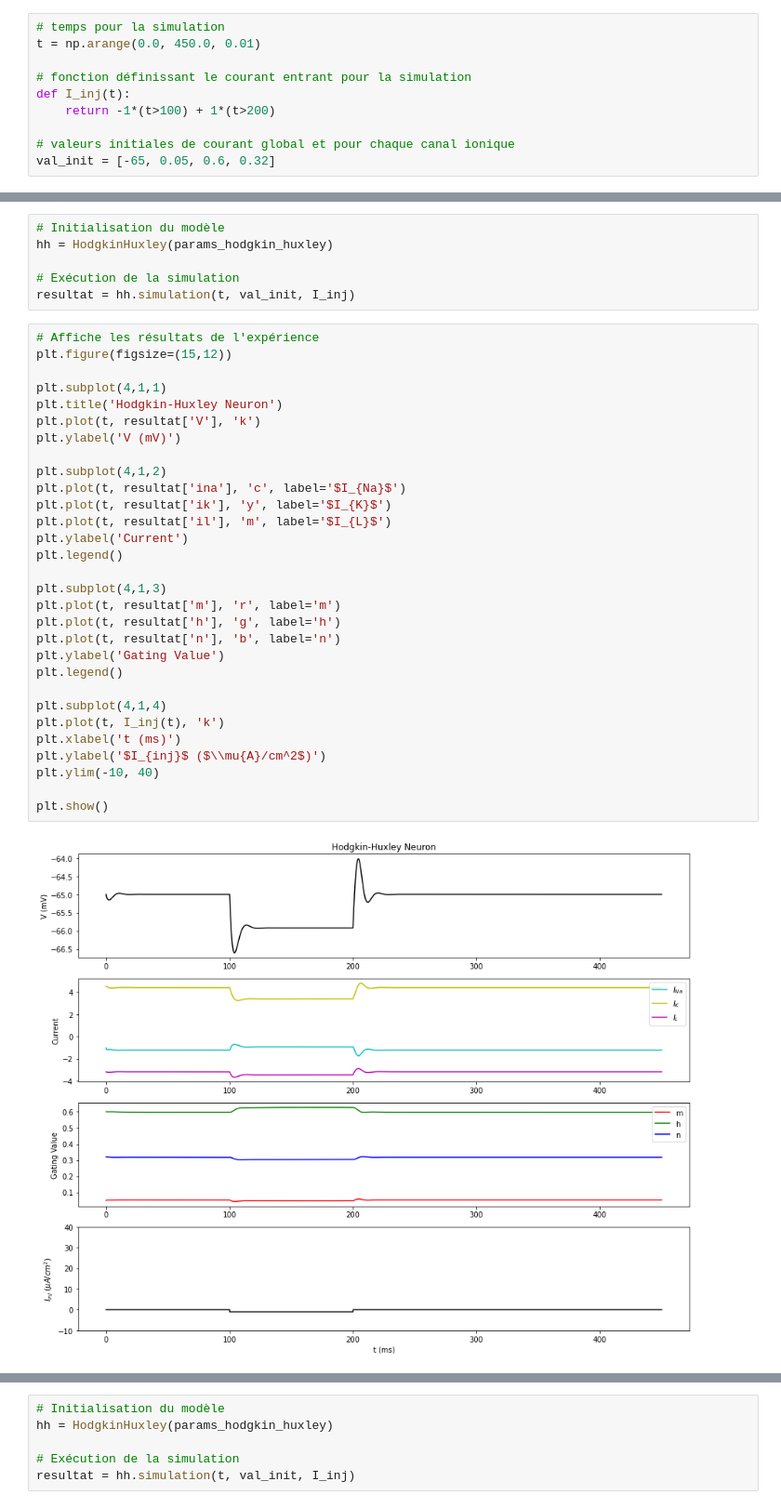
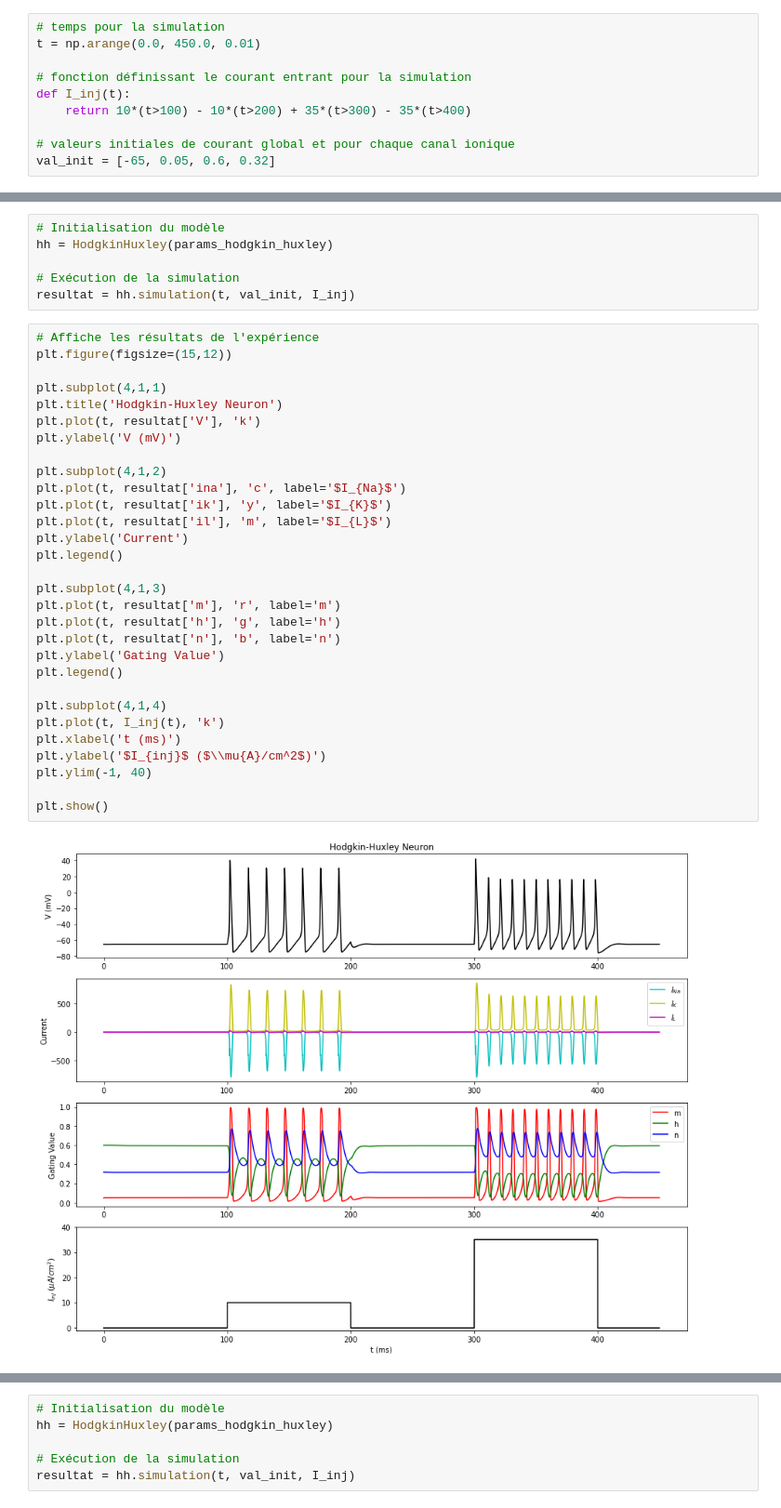
Before and after one commit to pierrebriac/MAT1919-Travail_final, a Jupyter notebook: Travail_final.ipynb, the cells around one changed output, grey strips where cells are left out. Shown at 93% size. Cells and saved outputs as stored; diff of their text form.

Commit message:
Donne graphique question B.4
Il me reste à répondre à la question

```diff
--- a/Travail_final.ipynb
+++ b/Travail_final.ipynb
@@ -20,7 +20,7 @@ t = np.arange(0.0, 450.0, 0.01)
 
 # fonction définissant le courant entrant pour la simulation
 def I_inj(t):
-    return -1*(t>100) + 1*(t>200)
+    return 10*(t>100) - 10*(t>200) + 35*(t>300) - 35*(t>400)
 
 # valeurs initiales de courant global et pour chaque canal ionique
 val_init = [-65, 0.05, 0.6, 0.32]
@@ -150,32 +150,32 @@ resultat = hh.simulation(t, val_init, I_inj)
 # %%
 # Affiche les résultats de l'expérience
 plt.figure(figsize=(15,12))
 
 plt.subplot(4,1,1)
 plt.title('Hodgkin-Huxley Neuron')
 plt.plot(t, resultat['V'], 'k')
 plt.ylabel('V (mV)')
 
 plt.subplot(4,1,2)
 plt.plot(t, resultat['ina'], 'c', label='$I_{Na}$')
 plt.plot(t, resultat['ik'], 'y', label='$I_{K}$')
 plt.plot(t, resultat['il'], 'm', label='$I_{L}$')
 plt.ylabel('Current')
 plt.legend()
 
 plt.subplot(4,1,3)
 plt.plot(t, resultat['m'], 'r', label='m')
 plt.plot(t, resultat['h'], 'g', label='h')
 plt.plot(t, resultat['n'], 'b', label='n')
 plt.ylabel('Gating Value')
 plt.legend()
 
 plt.subplot(4,1,4)
 plt.plot(t, I_inj(t), 'k')
 plt.xlabel('t (ms)')
 plt.ylabel('$I_{inj}$ ($\\mu{A}/cm^2$)')
-plt.ylim(-10, 40)
+plt.ylim(-1, 40)
 
 plt.show()
 # %% [output]
-[figure, old version]
+[figure, new version]
```
Also changed, not shown: parts of 3 cells of this notebook.
